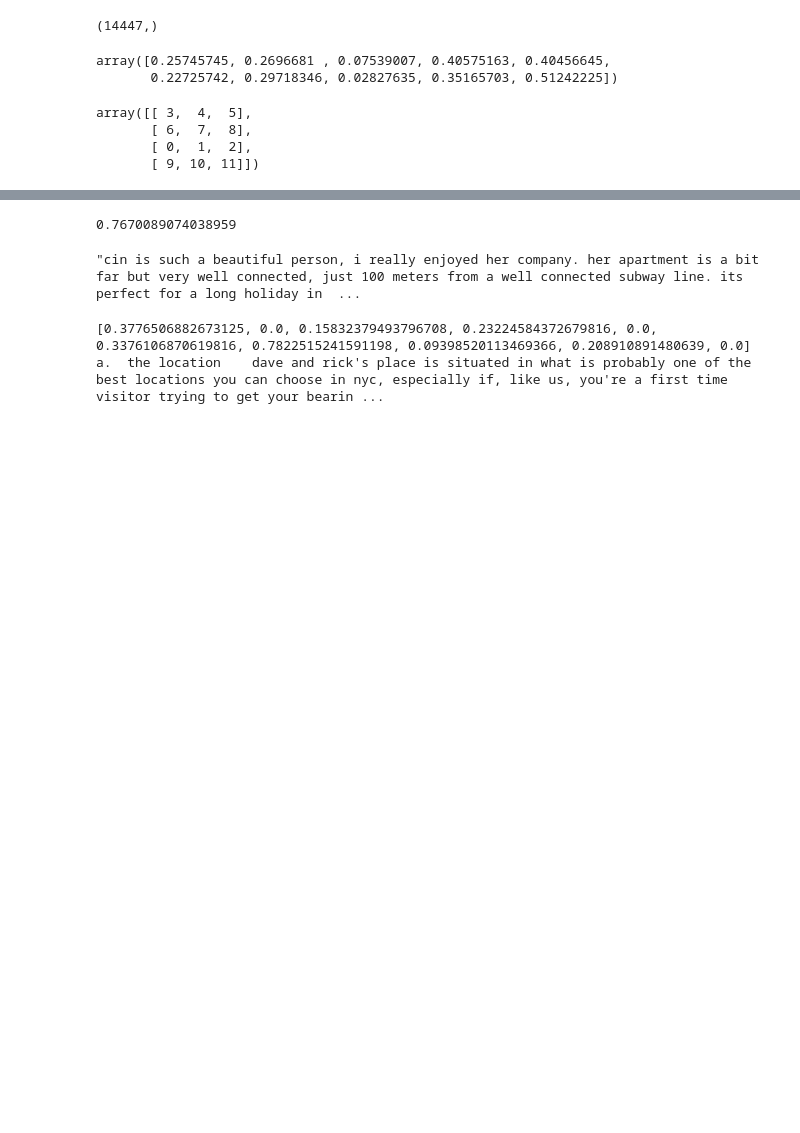
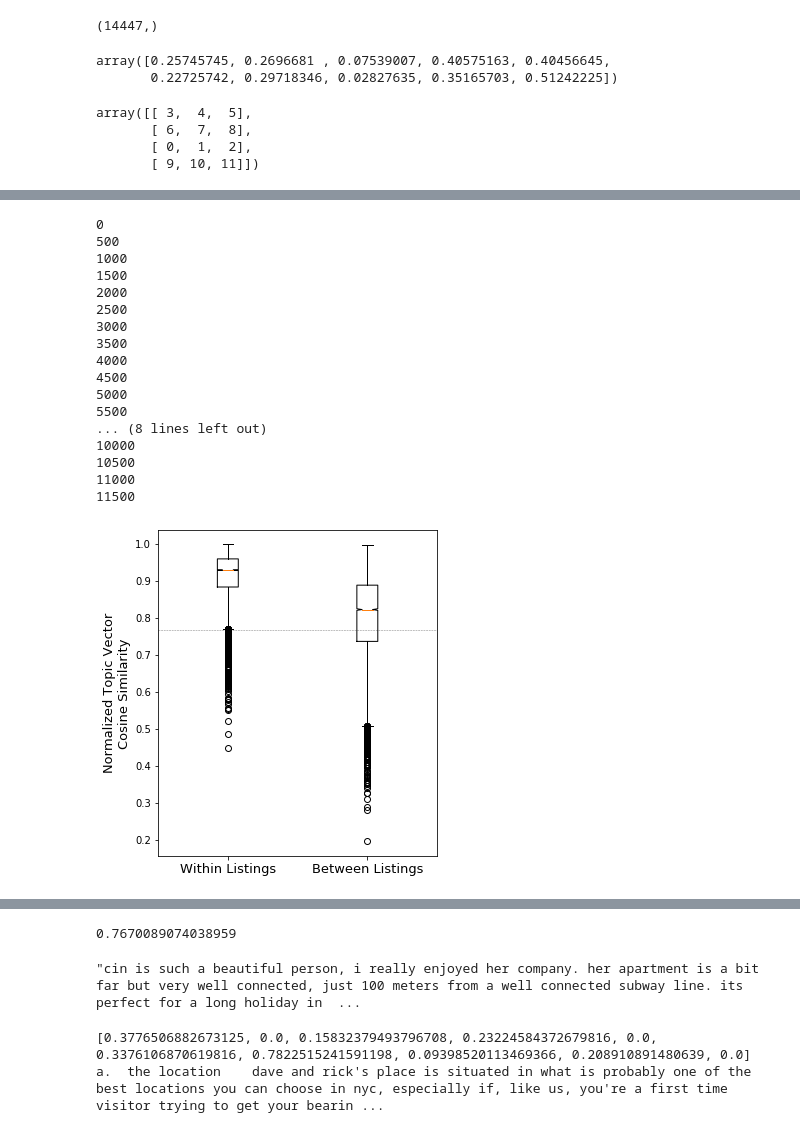
Before and after one commit to bdferris642/airbnb_insight, a Jupyter notebook: Topic Analysis.ipynb, the cells around one changed output, grey strips where cells are left out. Drawn from its saved outputs; the diff is of its cells as text; code cells hidden in the pictures; blank space fills up the shorter version.

```diff
--- a/Topic Analysis.ipynb
+++ b/Topic Analysis.ipynb
@@ -1001,3 +1030,9 @@ len(dictionary10.items())
 
 (9, '0.036*"transport" + 0.028*"public" + 0.015*"warm" + 0.011*"store" + 0.008*"groceri" + 0.007*"mark" + 0.007*"nearbi" + 0.007*"larg" + 0.007*"paul" + 0.006*"kevin"')
 [None, None, None, None, None, None, None, None, None, None]
+# %%
+lda08_st10_sb1000, topics08_st10_sb1000, corpus08_st10_sb1000, dictionary08_st10_sb1000 =  \
+        extract_topic_vectors('../../Desktop/Insight Project/airbnb/pickles/flat_df.pkl',
+                                                             tf_idf = False, n_topics=8,
+                                                              no_below = 1000, no_above = .1,
+                                                     npasses= 10)
@@ -1003,0 +1070,22 @@ len(dictionary10.items())
+# %%
+lda08_st10_sb1000_dict = {}
+lda08_st10_sb1000_dict['model'] = lda08_st10_sb1000
+lda08_st10_sb1000_dict['corpus'] = corpus08_st10_sb1000
+lda08_st10_sb1000_dict['topics'] =  topics08_st10_sb1000
+lda08_st10_sb1000_dict['dictionary'] = dictionary08_st10_sb1000
+
+
+print(len(topics08_st10_sb1000))
+print(np.shape(clean_scored_room_db.mean_topic_score.iloc[0]))
+print(np.shape(clean_scored_room_db.topic_scores.iloc[0][0]))
+
+
+pf = '../Flask/Airbnb/MVP/csrdb.pkl'
+print('\n', pf)
+with open(pf, 'wb') as pickle_file:
+        pickle.dump(clean_scored_room_db, pickle_file)
+
+pickle_name = '../Flask/Airbnb/MVP/lda08_st10_sb1000_dict_NEW.pkl'
+print(pickle_name)
+with open(pickle_name, 'wb') as pickle_file:
+    pickle.dump(lda08_st10_sb1000_dict, pickle_file)
@@ -1109,0 +1319,22 @@ plt.gca().axhline(0.7670089074038959, ls='--', lw=0.5, alpha=0.5, c='k')
+# %%
+flat_df = evaluate_topics(fdf = flat_df, lda_dict = lda08_st10_sb1000_dict,
+      n_revs_per_listing= n_revs_per_listing, min_revs= 20, corpus_key_name='corpus08_st10_sb1000')
+# %% [output]
+0
+500
+1000
+1500
+2000
+2500
+3000
+3500
+4000
+4500
+5000
+5500
+... (8 lines left out)
+10000
+10500
+11000
+11500
+[figure, added]
```
Also changed, not shown: parts of 72 cells of this notebook, 10 other files.
